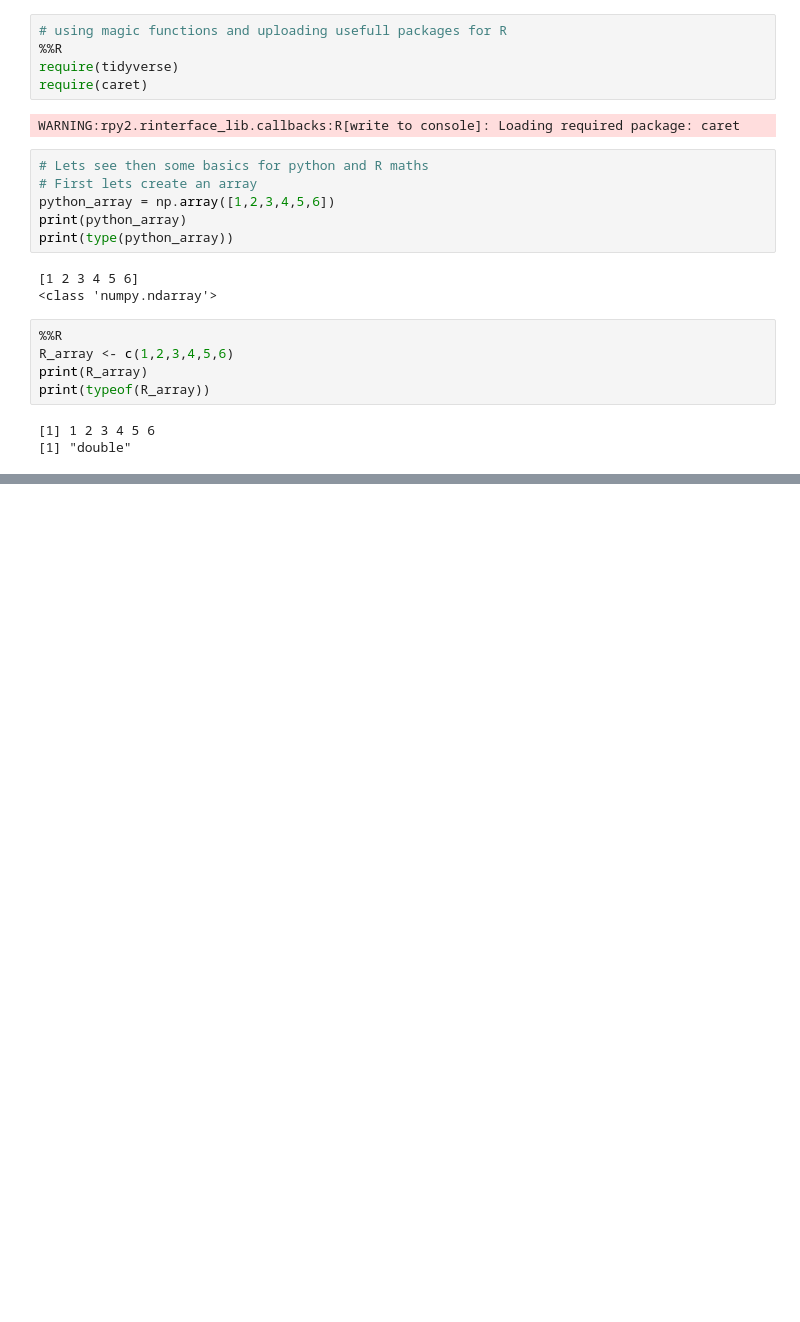
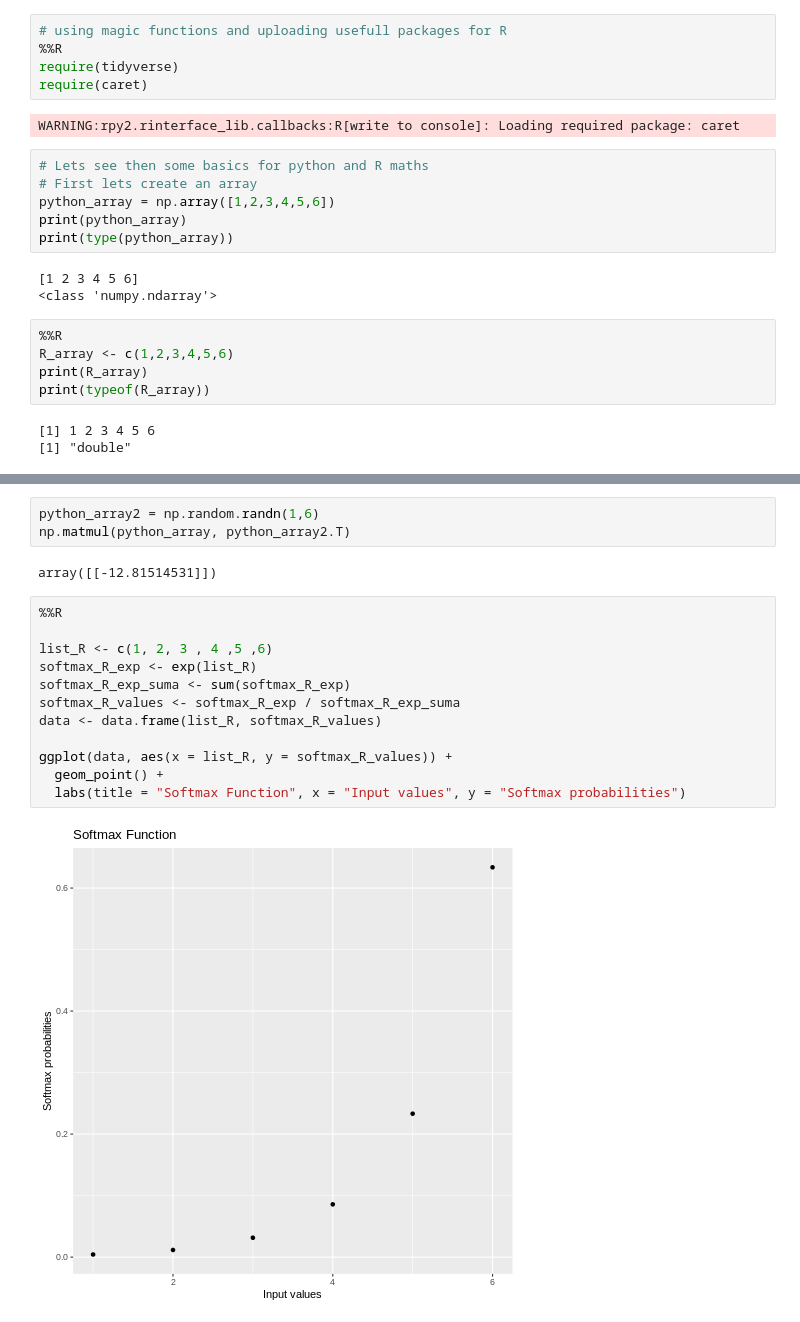
Before and after one commit to JJDataAnalyst-viz/ML-DL-AI, a Jupyter notebook: DL.ipynb, the cells around one changed output, grey strips where cells are left out. Saved outputs shown, nothing was run; the diff lists cells and outputs as text; blank space fills up the shorter version.

```diff
--- a/DL.ipynb
+++ b/DL.ipynb
@@ -47,0 +63,19 @@ print(typeof(R_array))
+# %%
+python_array2 = np.random.randn(1,6)
+np.matmul(python_array, python_array2.T)
+# %% [output]
+array([[-12.81514531]])
+# %%
+%%R
+
+list_R <- c(1, 2, 3 , 4 ,5 ,6)
+softmax_R_exp <- exp(list_R)
+softmax_R_exp_suma <- sum(softmax_R_exp)
+softmax_R_values <- softmax_R_exp / softmax_R_exp_suma
+data <- data.frame(list_R, softmax_R_values)
+
+ggplot(data, aes(x = list_R, y = softmax_R_values)) +
+  geom_point() +
+  labs(title = "Softmax Function", x = "Input values", y = "Softmax probabilities")
+# %% [output]
+[figure, added]
```
Also changed, not shown: parts of 8 cells of this notebook.
